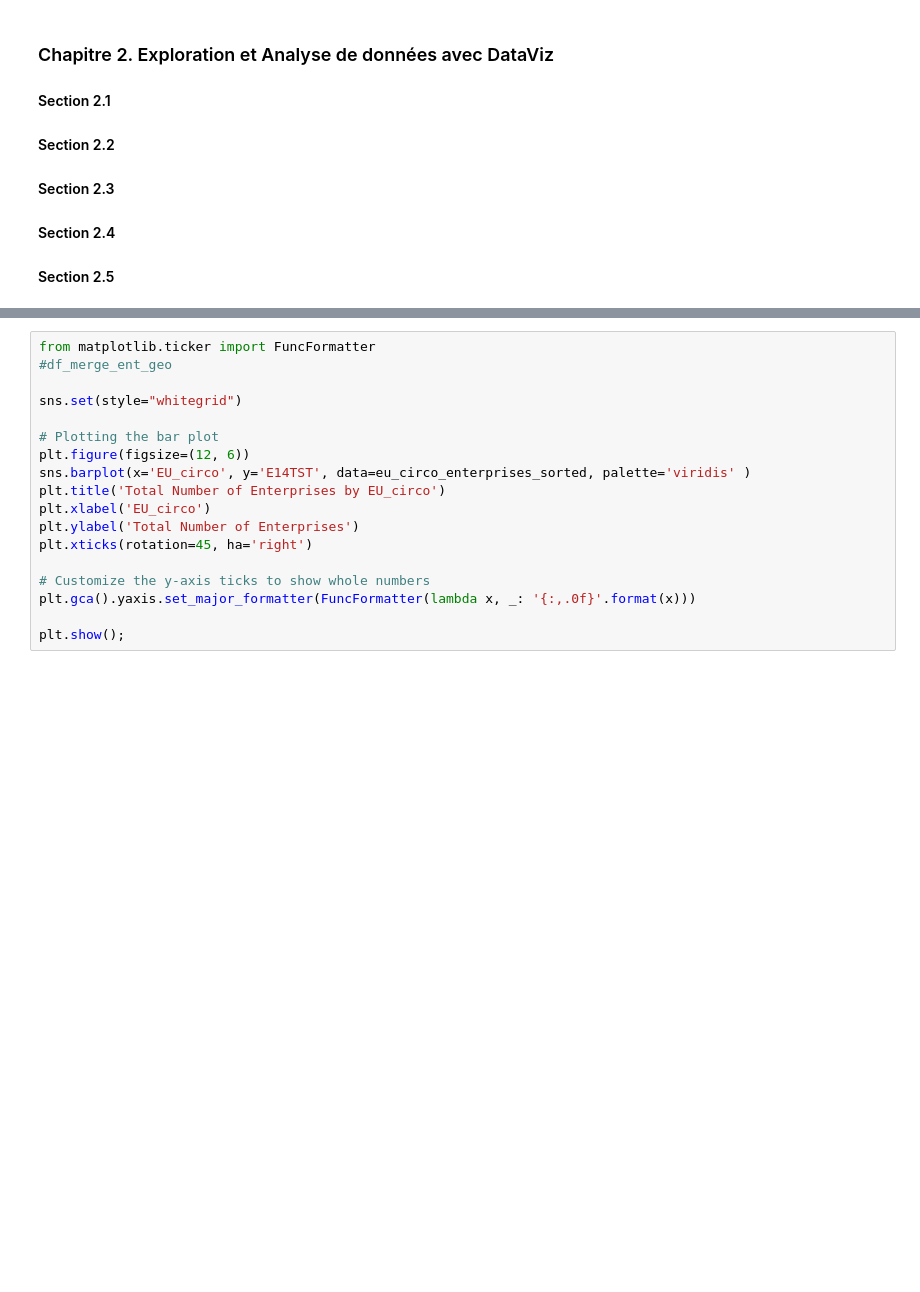
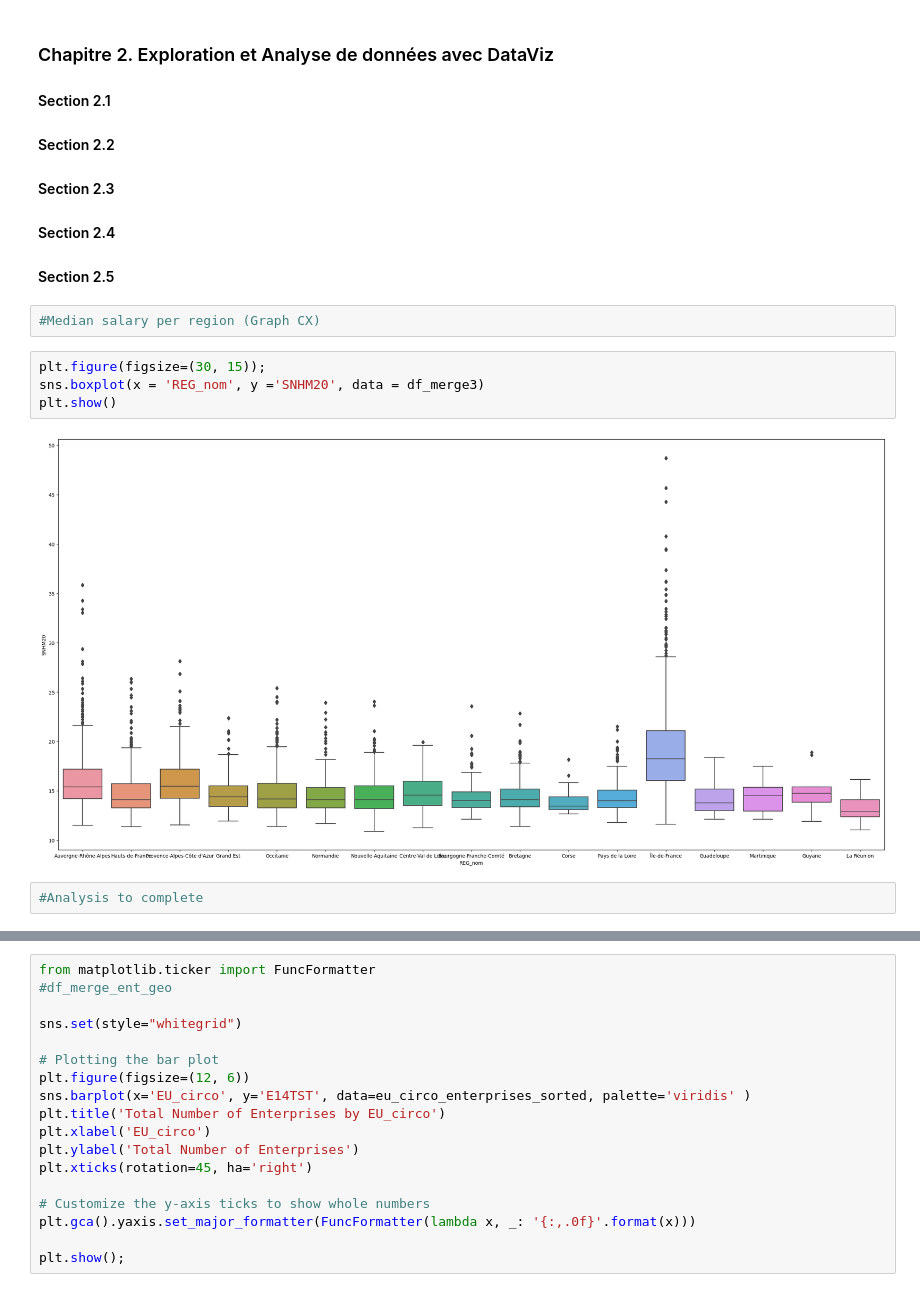
Before and after one commit to nkostiuk/french-industry, a Jupyter notebook: notebooks/Notebook_final-10-03-24.ipynb, the cells around one changed output, grey strips where cells are left out. Drawn from its saved outputs; the diff is of its cells as text; blank space fills up the shorter version.

Commit message:
Update Notebook_final-10-03-24.ipynb
Quelques représentations graphiques

```diff
--- a/notebooks/Notebook_final-10-03-24.ipynb
+++ b/notebooks/Notebook_final-10-03-24.ipynb
@@ -337,3 +357,13 @@ display(df_merge3.head())
 #### Section 2.3 <a class="anchor" id="section_2_3"></a>
 #### Section 2.4 <a class="anchor" id="section_2_4"></a>
 #### Section 2.5 <a class="anchor" id="section_2_5"></a>
+# %%
+#Median salary per region (Graph CX)
+# %%
+plt.figure(figsize=(30, 15));
+sns.boxplot(x = 'REG_nom', y ='SNHM20', data = df_merge3)
+plt.show()
+# %% [output]
+[figure, added]
+# %%
+#Analysis to complete
```
Also changed, not shown: parts of 6 cells of this notebook.
